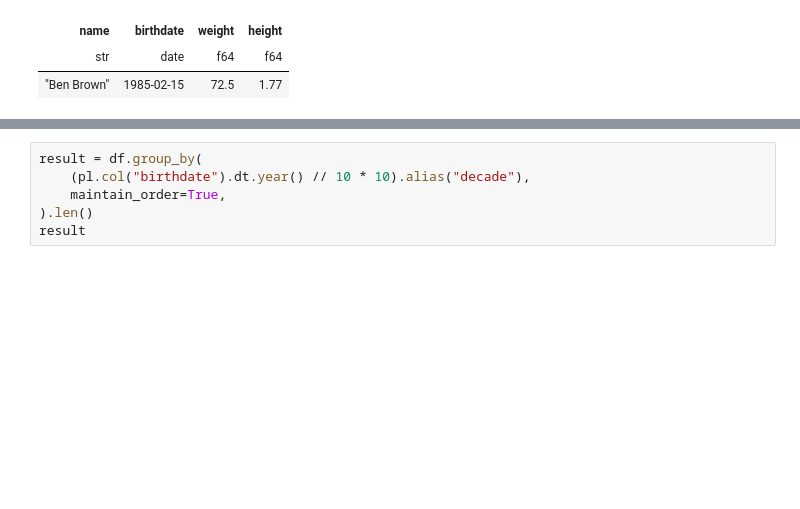
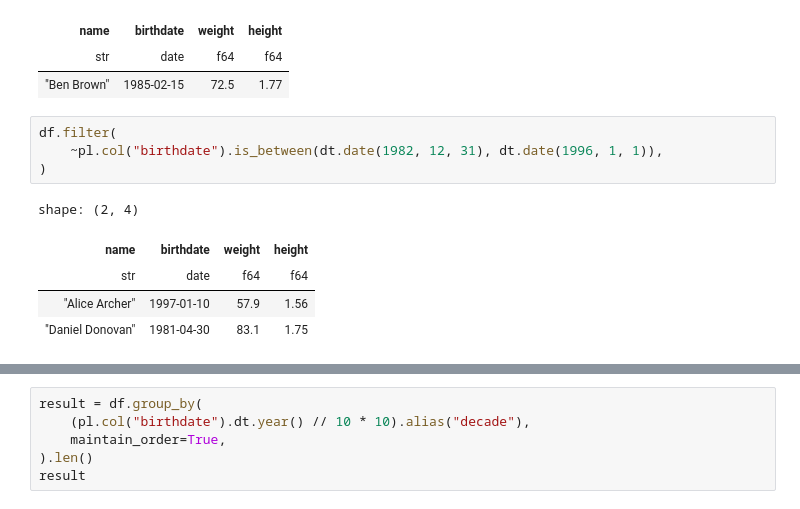
Before and after one commit to alexisgourdol/polars-playground, a Jupyter notebook: polars.ipynb, the cells around one changed output, grey strips where cells are left out. Drawn from its saved outputs; the diff is of its cells as text; blank space fills up the shorter version.

```diff
--- a/polars.ipynb
+++ b/polars.ipynb
@@ -201,3 +199,13 @@ shape: (1, 4)
 | name | birthdate | weight | height |
 | str | date | f64 | f64 |
 | "Ben Brown" | 1985-02-15 | 72.5 | 1.77 |
+# %%
+df.filter(
+    ~pl.col("birthdate").is_between(dt.date(1982, 12, 31), dt.date(1996, 1, 1)),
+)
+# %% [output]
+shape: (2, 4)
+| name | birthdate | weight | height |
+| str | date | f64 | f64 |
+| "Alice Archer" | 1997-01-10 | 57.9 | 1.56 |
+| "Daniel Donovan" | 1981-04-30 | 83.1 | 1.75 |
```
Also changed, not shown: parts of 16 cells of this notebook, 4 other files.
